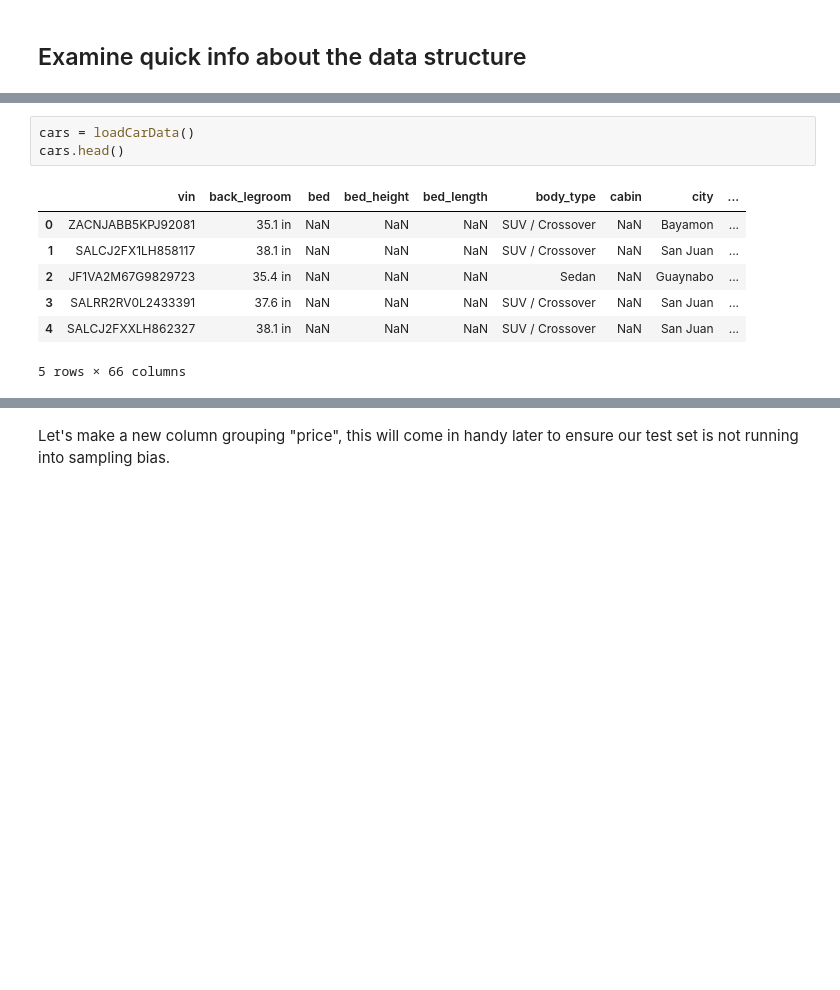
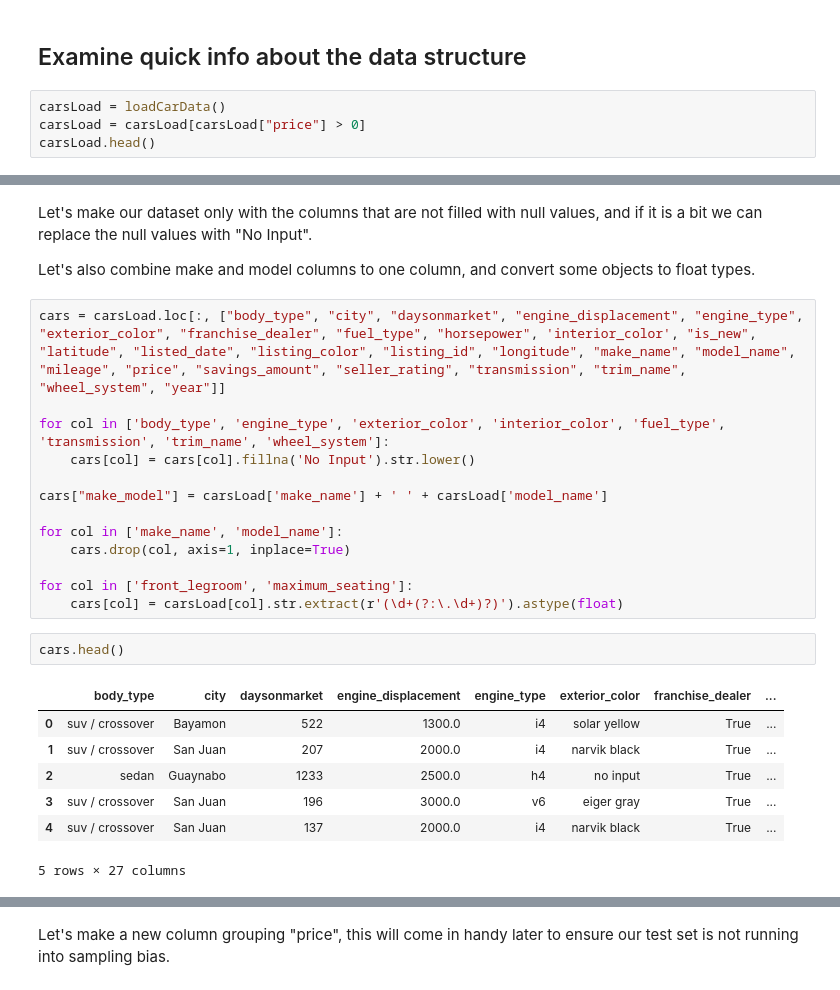
Before and after one commit to MaxAlvarado1/UsedCarsPricePredictor, a Jupyter notebook: Used_Cars_Price_Predictor.ipynb, the cells around one changed output, grey strips where cells are left out. Drawn from its saved outputs; the diff is of its cells as text; blank space fills up the shorter version.

Commit message:
data cleaning

```diff
--- a/Used_Cars_Price_Predictor.ipynb
+++ b/Used_Cars_Price_Predictor.ipynb
@@ -20,3 +20,7 @@ def loadCarData(datasetPath=datasetPath):
     return pd.read_csv(csvPath, nrows=200000, low_memory=False)
 # %% [markdown]
 ## Examine quick info about the data structure
+# %%
+carsLoad = loadCarData()
+carsLoad = carsLoad[carsLoad["price"] > 0]
+carsLoad.head()
@@ -23,14 +67,30 @@ def loadCarData(datasetPath=datasetPath):
+# %% [markdown]
+Let's make our dataset only with the columns that are not filled with null values, and if it is a bit we can replace the null values with "No Input".
+
+Let's also combine make and model columns to one column, and convert some objects to float types.
+# %%
+cars = carsLoad.loc[:, ["body_type", "city", "daysonmarket", "engine_displacement", "engine_type", "exterior_color", "franchise_dealer", "fuel_type", "horsepower", 'interior_color', "is_new", "latitude", "listed_date", "listing_color", "listing_id", "longitude", "make_name", "model_name", "mileage", "price", "savings_amount", "seller_rating", "transmission", "trim_name", "wheel_system", "year"]]
+
+for col in ['body_type', 'engine_type', 'exterior_color', 'interior_color', 'fuel_type', 'transmission', 'trim_name', 'wheel_system']:
+    cars[col] = cars[col].fillna('No Input').str.lower()
+
+cars["make_model"] = carsLoad['make_name'] + ' ' + carsLoad['model_name']
+
+for col in ['make_name', 'model_name']:
+    cars.drop(col, axis=1, inplace=True)
+
+for col in ['front_legroom', 'maximum_seating']:
+    cars[col] = carsLoad[col].str.extract(r'(\d+(?:\.\d+)?)').astype(float)
 # %%
-cars = loadCarData()
 cars.head()
 # %% [output]
-|  | vin | back_legroom | bed | bed_height | bed_length | body_type | cabin | city | ... |
-| 0 | ZACNJABB5KPJ92081 | 35.1 in | NaN | NaN | NaN | SUV / Crossover | NaN | Bayamon | ... |
-| 1 | SALCJ2FX1LH858117 | 38.1 in | NaN | NaN | NaN | SUV / Crossover | NaN | San Juan | ... |
-| 2 | JF1VA2M67G9829723 | 35.4 in | NaN | NaN | NaN | Sedan | NaN | Guaynabo | ... |
-| 3 | SALRR2RV0L2433391 | 37.6 in | NaN | NaN | NaN | SUV / Crossover | NaN | San Juan | ... |
-| 4 | SALCJ2FXXLH862327 | 38.1 in | NaN | NaN | NaN | SUV / Crossover | NaN | San Juan | ... |
+|  | body_type | city | daysonmarket | engine_displacement | engine_type | exterior_color | franchise_dealer | ... |
+| 0 | suv / crossover | Bayamon | 522 | 1300.0 | i4 | solar yellow | True | ... |
+| 1 | suv / crossover | San Juan | 207 | 2000.0 | i4 | narvik black | True | ... |
+| 2 | sedan | Guaynabo | 1233 | 2500.0 | h4 | no input | True | ... |
+| 3 | suv / crossover | San Juan | 196 | 3000.0 | v6 | eiger gray | True | ... |
+| 4 | suv / crossover | San Juan | 137 | 2000.0 | i4 | narvik black | True | ... |
-5 rows × 66 columns
+5 rows × 27 columns
 # %%
 cars.info()
 # %% [output]
```
Also changed, not shown: parts of 10 cells of this notebook.
